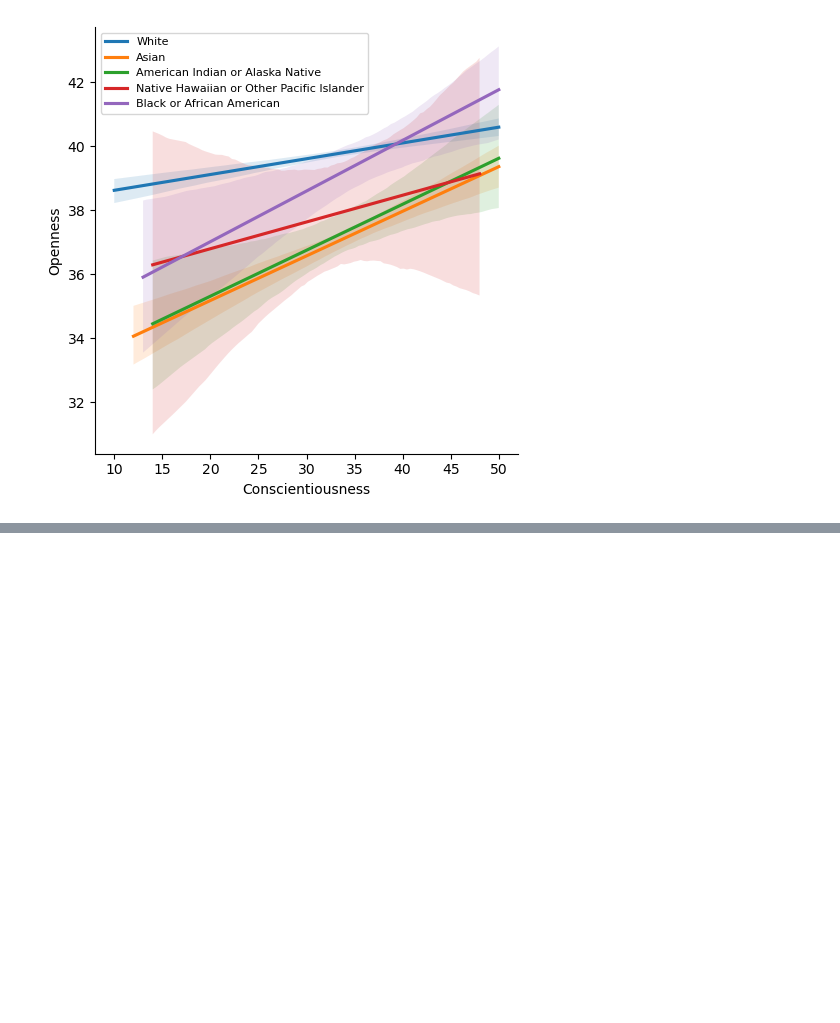
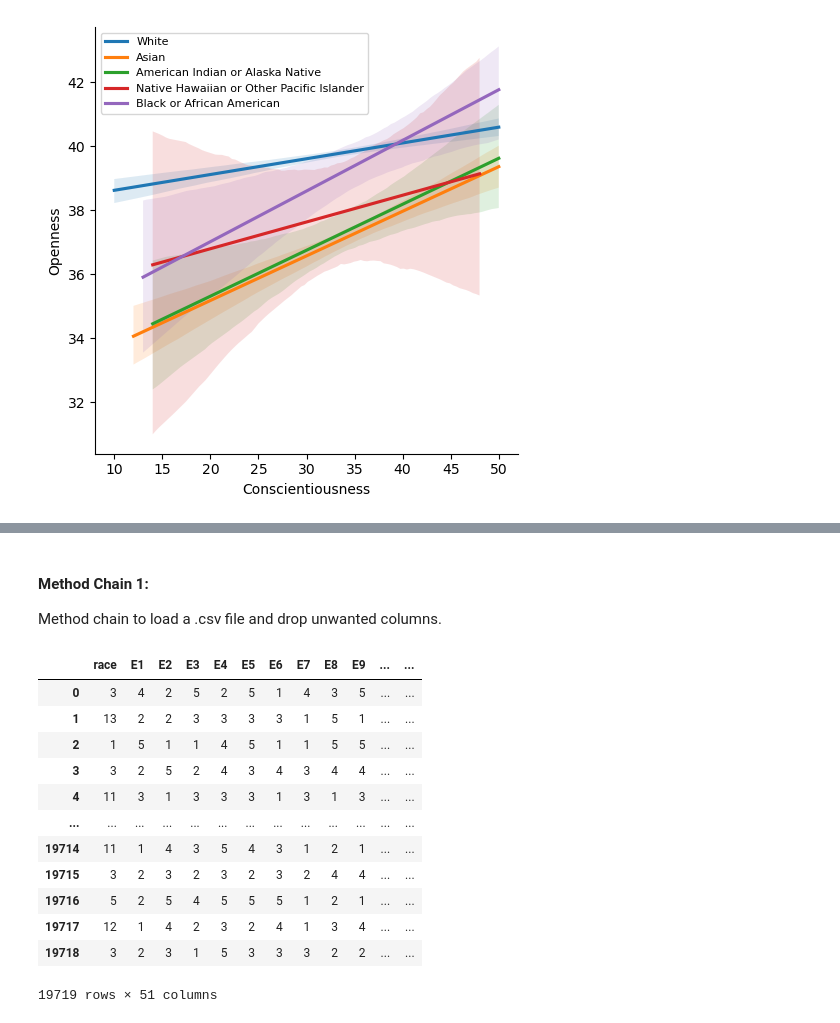
Before and after one commit to ubco-W2022T1-cosc301/project-group23, a Jupyter notebook: notebooks/analysis3.ipynb, the cells around one changed output, grey strips where cells are left out. Drawn from its saved outputs; the diff is of its cells as text; code cells hidden in the pictures; blank space fills up the shorter version.

Commit message:
Minju Method Chaining and writing Python.

```diff
--- a/notebooks/analysis3.ipynb
+++ b/notebooks/analysis3.ipynb
@@ -562,0 +569,21 @@ plt.legend(fontsize='8')
+# %% [markdown]
+#### Method Chain 1:
+Method chain to load a .csv file and drop unwanted columns.
+# %%
+df_1 = (pd.read_csv("../data/raw/data.csv", sep='\t')
+        .copy().drop(['age', 'engnat', 'gender', 'hand', 'source', 'country'], axis=1))
+df_1
+# %% [output]
+|  | race | E1 | E2 | E3 | E4 | E5 | E6 | E7 | E8 | E9 | ... | ... |
+| 0 | 3 | 4 | 2 | 5 | 2 | 5 | 1 | 4 | 3 | 5 | ... | ... |
+| 1 | 13 | 2 | 2 | 3 | 3 | 3 | 3 | 1 | 5 | 1 | ... | ... |
+| 2 | 1 | 5 | 1 | 1 | 4 | 5 | 1 | 1 | 5 | 5 | ... | ... |
+| 3 | 3 | 2 | 5 | 2 | 4 | 3 | 4 | 3 | 4 | 4 | ... | ... |
+| 4 | 11 | 3 | 1 | 3 | 3 | 3 | 1 | 3 | 1 | 3 | ... | ... |
+| ... | ... | ... | ... | ... | ... | ... | ... | ... | ... | ... | ... | ... |
+| 19714 | 11 | 1 | 4 | 3 | 5 | 4 | 3 | 1 | 2 | 1 | ... | ... |
+| 19715 | 3 | 2 | 3 | 2 | 3 | 2 | 3 | 2 | 4 | 4 | ... | ... |
+| 19716 | 5 | 2 | 5 | 4 | 5 | 5 | 5 | 1 | 2 | 1 | ... | ... |
+| 19717 | 12 | 1 | 4 | 2 | 3 | 2 | 4 | 1 | 3 | 4 | ... | ... |
+| 19718 | 3 | 2 | 3 | 1 | 5 | 3 | 3 | 3 | 2 | 2 | ... | ... |
+19719 rows × 51 columns
```
Also changed, not shown: parts of 8 cells of this notebook, 1 other file.
